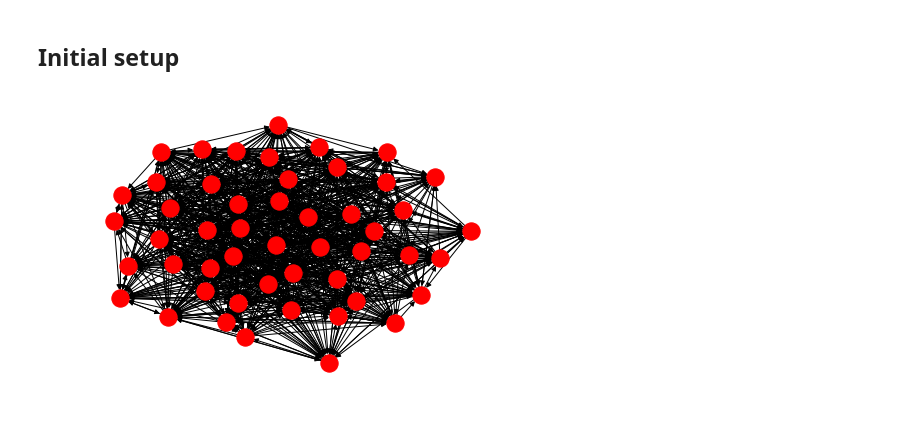
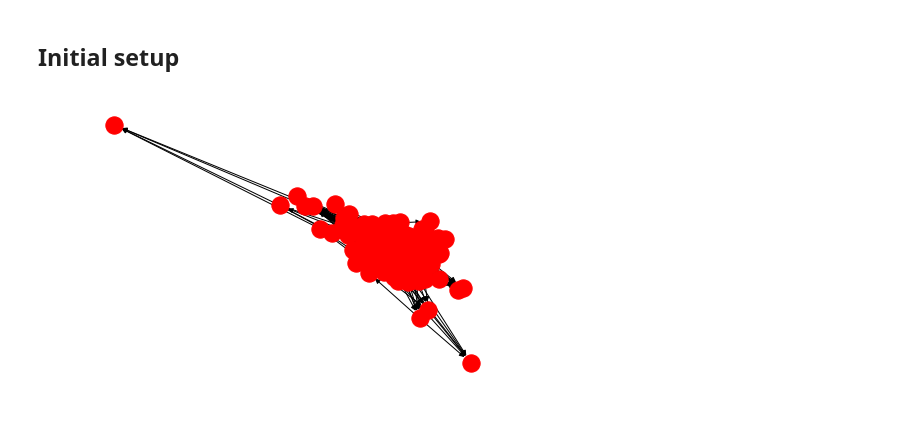
Before and after one commit to hugcis/graph_nets-IM, a Jupyter notebook: exp.ipynb, the cells around one changed output. Saved outputs shown, nothing was run; the diff lists cells and outputs as text; code cells hidden in the pictures.

```diff
--- a/exp.ipynb
+++ b/exp.ipynb
@@ -16,5 +17,6 @@ grph = generate_graph(num_nodes_min_max=[50, 55], directed=True)
-# %%
-nx.draw(grph)
-# %% [output]
-[figure, removed]
+# %%
+grph = generate_graph(num_nodes_min_max=[200, 250], directed=True, rate=0.02) # Big shallow graph
+nx.draw(grph)
+# %% [output]
+[figure, added]
 # %%
```
Also changed, not shown: parts of 21 cells of this notebook, 2 other files.
